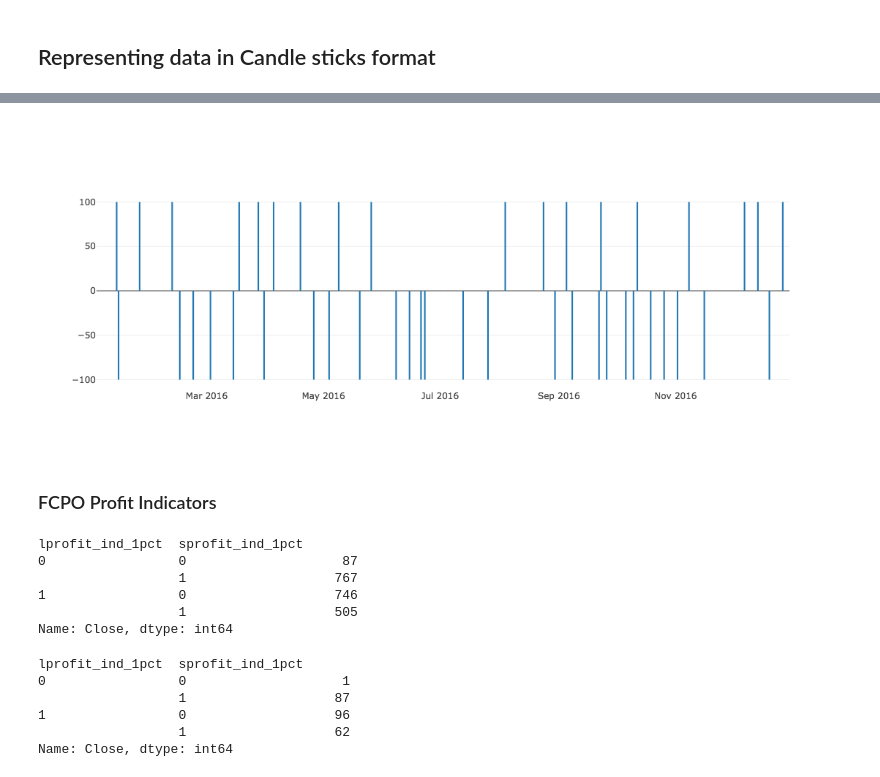
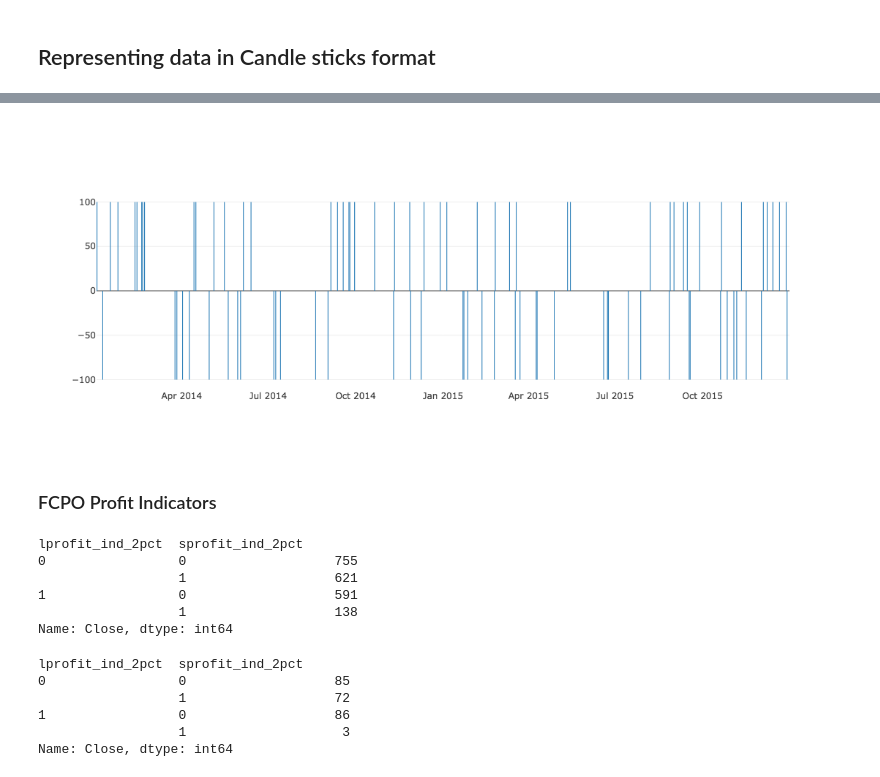
Before and after one commit to praveenbysani/cl3ofunds, a Jupyter notebook: FCPO_Feature Engineering.ipynb, the cells around one changed output, grey strips where cells are left out. Cells and saved outputs as stored; diff of their text form; code cells hidden in the pictures.

```diff
--- a/FCPO_Feature Engineering.ipynb
+++ b/FCPO_Feature Engineering.ipynb
@@ -148,26 +176,26 @@ iplot([cndl_trace])
 # %%
-cndl_trace=go.Bar(x=fcpo_daily_cdlind['2016-01-01':'2017-01-01'].index,
-            y=fcpo_daily_cdlind['2016-01-01':'2017-01-01']['cdl_closingmarubozu'])
+cndl_trace=go.Bar(x=fcpo_daily_cdlind['2014-01-01':'2016-01-01'].index,
+            y=fcpo_daily_cdlind['2014-01-01':'2016-01-01']['cdl_closingmarubozu'])
 iplot([cndl_trace])
 # %% [output]
-[figure, old version]
+[figure, new version]
 # %% [markdown]
 ### FCPO Profit Indicators
 # %%
-fcpo_data_daily['2007-01-01':'2016-01-01'].groupby(['lprofit_ind_1pct','sprofit_ind_1pct'])['Close'].count()
+fcpo_data_daily['2007-01-01':'2016-01-01'].groupby(['lprofit_ind_2pct','sprofit_ind_2pct'])['Close'].count()
 # %% [output]
-lprofit_ind_1pct  sprofit_ind_1pct
-0                 0                    87
-                  1                   767
-1                 0                   746
-                  1                   505
+lprofit_ind_2pct  sprofit_ind_2pct
+0                 0                   755
+                  1                   621
+1                 0                   591
+                  1                   138
 Name: Close, dtype: int64
 # %%
-fcpo_data_daily['2016-01-01':'2017-01-01'].groupby(['lprofit_ind_1pct','sprofit_ind_1pct'])['Close'].count()
+fcpo_data_daily['2016-01-01':'2017-01-01'].groupby(['lprofit_ind_2pct','sprofit_ind_2pct'])['Close'].count()
 # %% [output]
-lprofit_ind_1pct  sprofit_ind_1pct
-0                 0                    1
-                  1                   87
-1                 0                   96
-                  1                   62
+lprofit_ind_2pct  sprofit_ind_2pct
+0                 0                   85
+                  1                   72
+1                 0                   86
+                  1                    3
 Name: Close, dtype: int64
```
Also changed, not shown: parts of 11 cells of this notebook, 3 other files.
